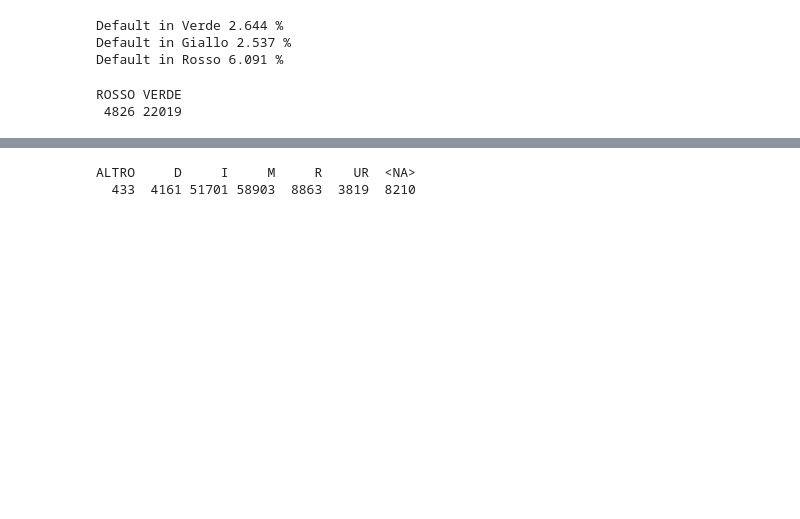
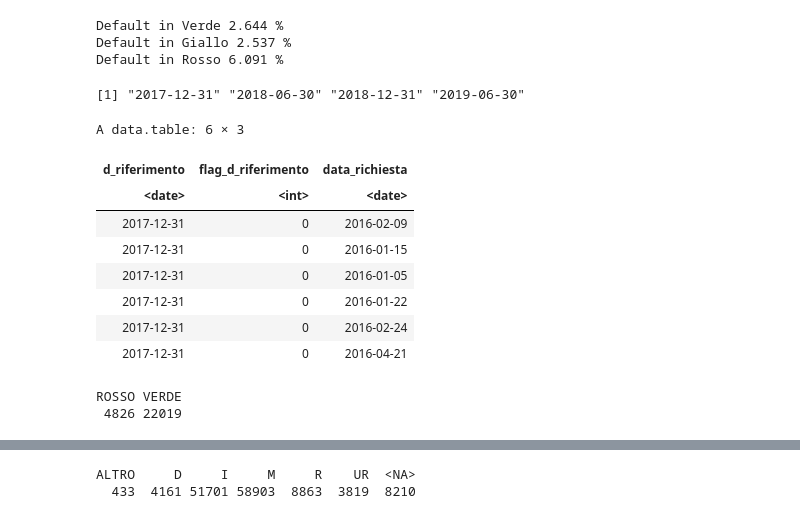
Before and after one commit to martinatuccinardi/VPC_2022, a Jupyter notebook: Explore_data.ipynb, the cells around one changed output, grey strips where cells are left out. Saved outputs shown, nothing was run; the diff lists cells and outputs as text; code cells hidden in the pictures; blank space fills up the shorter version.

```diff
--- a/Explore_data.ipynb
+++ b/Explore_data.ipynb
@@ -156,2 +104,6 @@ dt[!(`tipo operazione concessa applica` %in% c('CONCESSIONE',"AUMENTO"))& esito_
+# %%
+pdo_ews
+# %% [output]
+[1] "2017-12-31" "2018-06-30" "2018-12-31" "2019-06-30"
 # %%
 dt[,flag_d_riferimento := findInterval(data_richiesta, pdo_ews)]
@@ -163,12 +113,24 @@ dt[,flag_d_riferimento := NULL]
+# %%
+head(dt[flag_d_riferimento ==0, c('d_riferimento', 'flag_d_riferimento','data_richiesta')])
+# %% [output]
+A data.table: 6 × 3
+| d_riferimento | flag_d_riferimento | data_richiesta |
+| <date> | <int> | <date> |
+| 2017-12-31 | 0 | 2016-02-09 |
+| 2017-12-31 | 0 | 2016-01-15 |
+| 2017-12-31 | 0 | 2016-01-05 |
+| 2017-12-31 | 0 | 2016-01-22 |
+| 2017-12-31 | 0 | 2016-02-24 |
+| 2017-12-31 | 0 | 2016-04-21 |
 # %%
 ### left join con gli indicatori di EWS, bisogna capire qual è il PDO giusto da considerare
 dt1<- merge(x = dt, y = dt_ews, by = c("sndg_ceduto",'d_riferimento'), all.x = TRUE)
 dt1<- dt1[!is.na(sndg_ceduto),]
-# %%
-table(dt1[esito_finale_vpc=='GIALLO', esito_post_giallo])
-# %% [output]
-ROSSO VERDE
- 4826 22019
+# %%
+table(dt1[esito_finale_vpc=='GIALLO', esito_post_giallo])
+# %% [output]
+ROSSO VERDE
+ 4826 22019
 # %%
 ## elimino le colonne con tutti NA
 train<- dt1[,which(unlist(lapply(dt1, function(x)!all(is.na(x))))),with=F]
```
Also changed, not shown: parts of 52 cells of this notebook, 1 other file.
